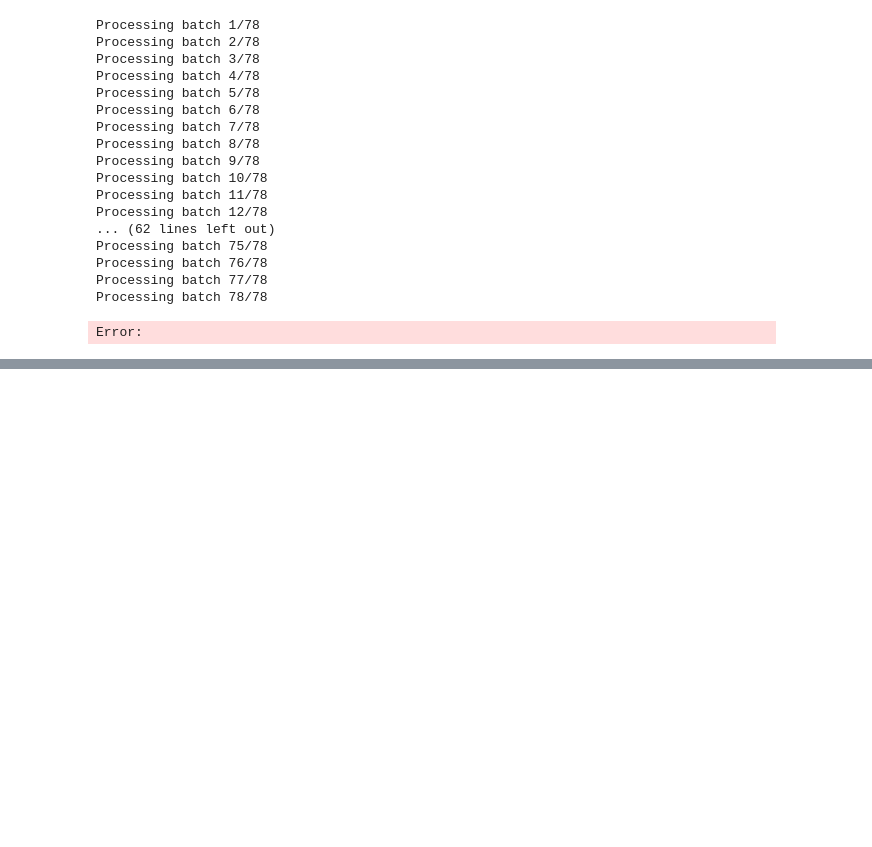
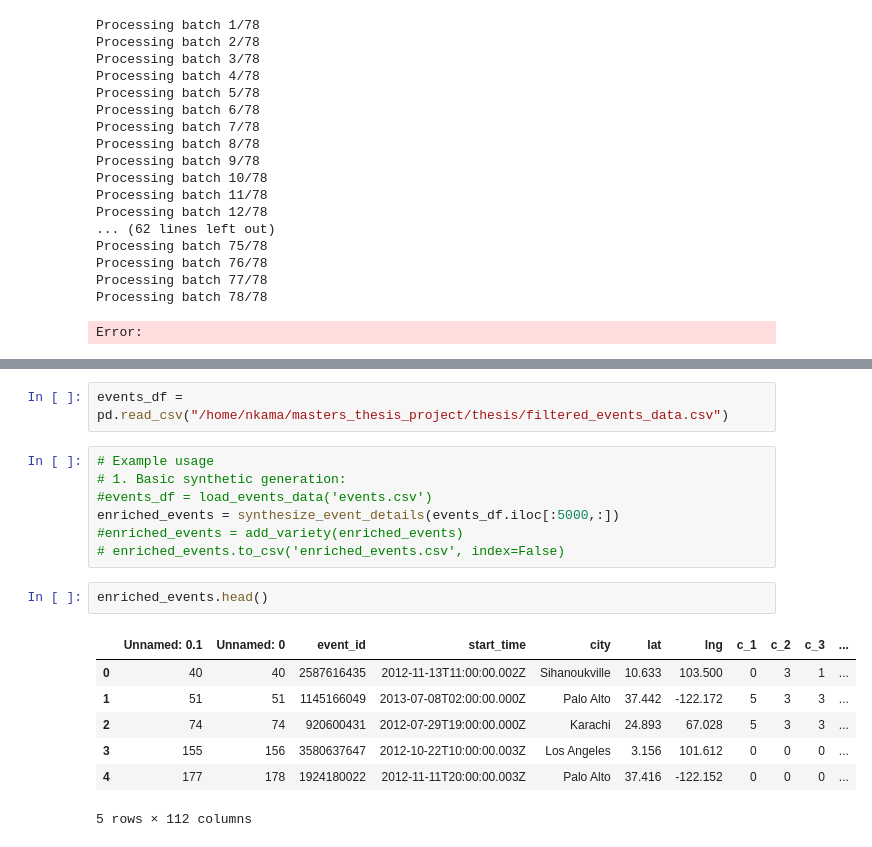
Before and after one commit to AbigailUchennaNkama/masters_thesis_project, a Jupyter notebook: thesis/event_data.ipynb, the cells around one changed output, grey strips where cells are left out. Saved outputs shown, nothing was run; the diff lists cells and outputs as text; blank space fills up the shorter version.

```diff
--- a/thesis/event_data.ipynb
+++ b/thesis/event_data.ipynb
@@ -319,0 +671,19 @@ complete_event_data.head()
+# %%
+events_df = pd.read_csv("/home/nkama/masters_thesis_project/thesis/filtered_events_data.csv")
+# %%
+# Example usage
+# 1. Basic synthetic generation:
+#events_df = load_events_data('events.csv')
+enriched_events = synthesize_event_details(events_df.iloc[:5000,:])
+#enriched_events = add_variety(enriched_events)
+# enriched_events.to_csv('enriched_events.csv', index=False)
+# %%
+enriched_events.head()
+# %% [output]
+|  | Unnamed: 0.1 | Unnamed: 0 | event_id | start_time | city | lat | lng | c_1 | c_2 | c_3 | ... |
+| 0 | 40 | 40 | 2587616435 | 2012-11-13T11:00:00.002Z | Sihanoukville | 10.633 | 103.500 | 0 | 3 | 1 | ... |
+| 1 | 51 | 51 | 1145166049 | 2013-07-08T02:00:00.000Z | Palo Alto | 37.442 | -122.172 | 5 | 3 | 3 | ... |
+| 2 | 74 | 74 | 920600431 | 2012-07-29T19:00:00.000Z | Karachi | 24.893 | 67.028 | 5 | 3 | 3 | ... |
+| 3 | 155 | 156 | 3580637647 | 2012-10-22T10:00:00.003Z | Los Angeles | 3.156 | 101.612 | 0 | 0 | 0 | ... |
+| 4 | 177 | 178 | 1924180022 | 2012-11-11T20:00:00.003Z | Palo Alto | 37.416 | -122.152 | 0 | 0 | 0 | ... |
+5 rows × 112 columns
```
Also changed, not shown: parts of 13 cells of this notebook, 2 other files.
